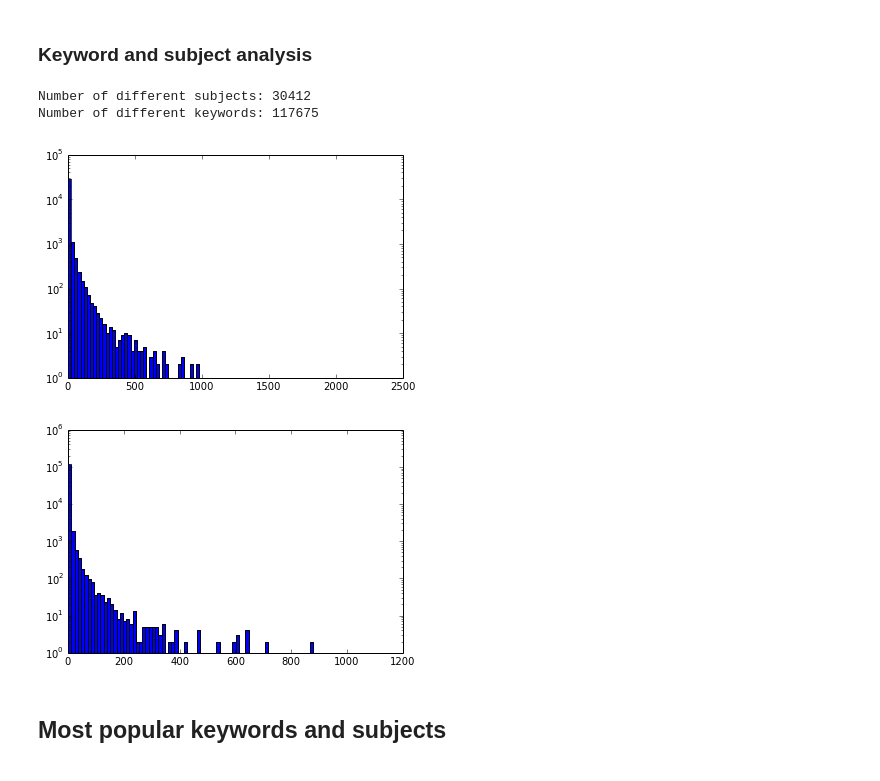
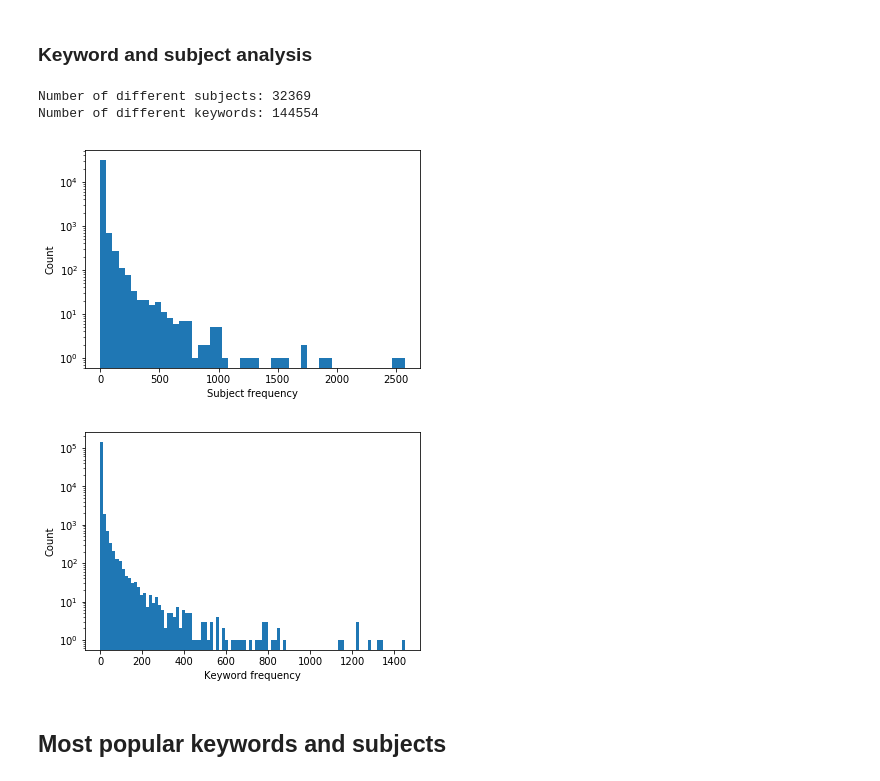
Before and after one commit to arimbr/theseus, a Jupyter notebook: explore/Exploratory data analysis.ipynb, the cells around one changed output. Saved outputs shown, nothing was run; the diff lists cells and outputs as text; code cells hidden in the pictures.

```diff
--- a/explore/Exploratory data analysis.ipynb
+++ b/explore/Exploratory data analysis.ipynb
@@ -8,10 +8,11 @@ The thesis data can be loaded into MongoDB from a file with a JSON string per li
 ### Establish a connection to the MongoClient, database and collection:
 # %%
 import pymongo
+import pandas as pd
 
 client = pymongo.MongoClient()
 db = client['theseus']
-theses = db['thesis']
+theses = db['theses']
 # %% [markdown]
 ### Data format
 # %% [markdown]
@@ -40,5 +41,7 @@ thesis
 # %%
 field_types = map(lambda (k, v): (k, type(v)), thesis.iteritems())
 array_fields = map(lambda (k, v): k, filter(lambda (k, v): v == list, field_types))
+array_fields.remove('topics')
+list_fields = ['topics', 'years', 'document_urls', 'keywords', 'programmes', 'languages', 'subjects', 'collections', 'orientations', 'authors', 'organizations', 'urls']
 field_types
 # %% [output]
@@ -118,2 +151,8 @@ def get_array_sizes_pipeline(key):
 # %%
-# for field in array_fields: print field, list(theses.aggregate(pipeline=get_array_sizes_histogram_pipeline(field)))
+distincts = []
+for field in list_fields:
+    print("Computing for {}".format(field))
+    distinct = len(list(theses.aggregate(get_count_unwind_pipeline(field))))
+    distincts.append({"field": field, "distinct": distinct})
+
+distincts_df = pd.DataFrame(distincts)
@@ -144,13 +212,14 @@ plt.show()
 # %% [markdown]
 ### Histogram for array lengths
 # %%
-for field in ["authors", "subjects", "keywords", "documents_url"]:
+for field in ["subjects", "keywords", "topics"]:
     fig = plt.figure(figsize=[10,6])
     hist = list(theses.aggregate(pipeline=get_array_sizes_histogram_pipeline(field)))
     x = map(lambda d: d['_id'], hist)
     y = map(lambda d: d['count'], hist)
-    plt.axis([0, 20, 0, n_thesis])  # [0, max(x) + 1, 0, N]
-    plt.xlabel(field)
-    plt.ylabel("frequency")
-    plt.bar(x, y, width=1)
+    plt.axis([-0.5, 15.5, 0, n_thesis / 2])  # [0, max(x) + 1, 0, N]
+    plt.xlabel("Number of " + field, fontsize="x-large")
+    plt.ylabel("Number of theses", fontsize="x-large")
+    plt.bar(x, y, width=0.75)
+    plt.savefig(field + '-histogram.png', format='png')
 # %% [output]
@@ -166,23 +234,29 @@ n_keywords = len(theses.distinct('keywords'))
 print "Number of different subjects: %d" % n_subjects
 print "Number of different keywords: %d" % n_keywords
 # %% [output]
-Number of different subjects: 30412
-Number of different keywords: 117675
+Number of different subjects: 32369
+Number of different keywords: 144554
 # %%
 # Subjects frequency histogram
 fd_subjects = theses.aggregate(pipeline=get_count_unwind_pipeline('subjects'))
 f_subjects = map(lambda x: x['count'], fd_subjects)
-plt.hist(f_subjects, bins=100, log=True)
+plt.hist(f_subjects, bins=50, log=True)
+plt.xlabel("Subject frequency")
+plt.ylabel("Count")
+#plt.axis([-100, 2700, 0, 100000])
 plt.show()
 # %% [output]
-[figure, old version]
+[figure, new version]
 # %%
 # Keywords frequency histogram
 fd_keywords = theses.aggregate(pipeline=get_count_unwind_pipeline('keywords'))
 f_keywords = map(lambda x: x['count'], fd_keywords)
 plt.hist(f_keywords, bins=100, log=True)
+plt.xlabel("Keyword frequency")
+plt.ylabel("Count")
+#plt.axis([-100, 3000, 0, 200000])
 plt.show()
 # %% [output]
-[figure, old version]
+[figure, new version]
 # %% [markdown]
 ## Most popular keywords and subjects
```
Also changed, not shown: parts of 24 cells of this notebook, 7 other files.
